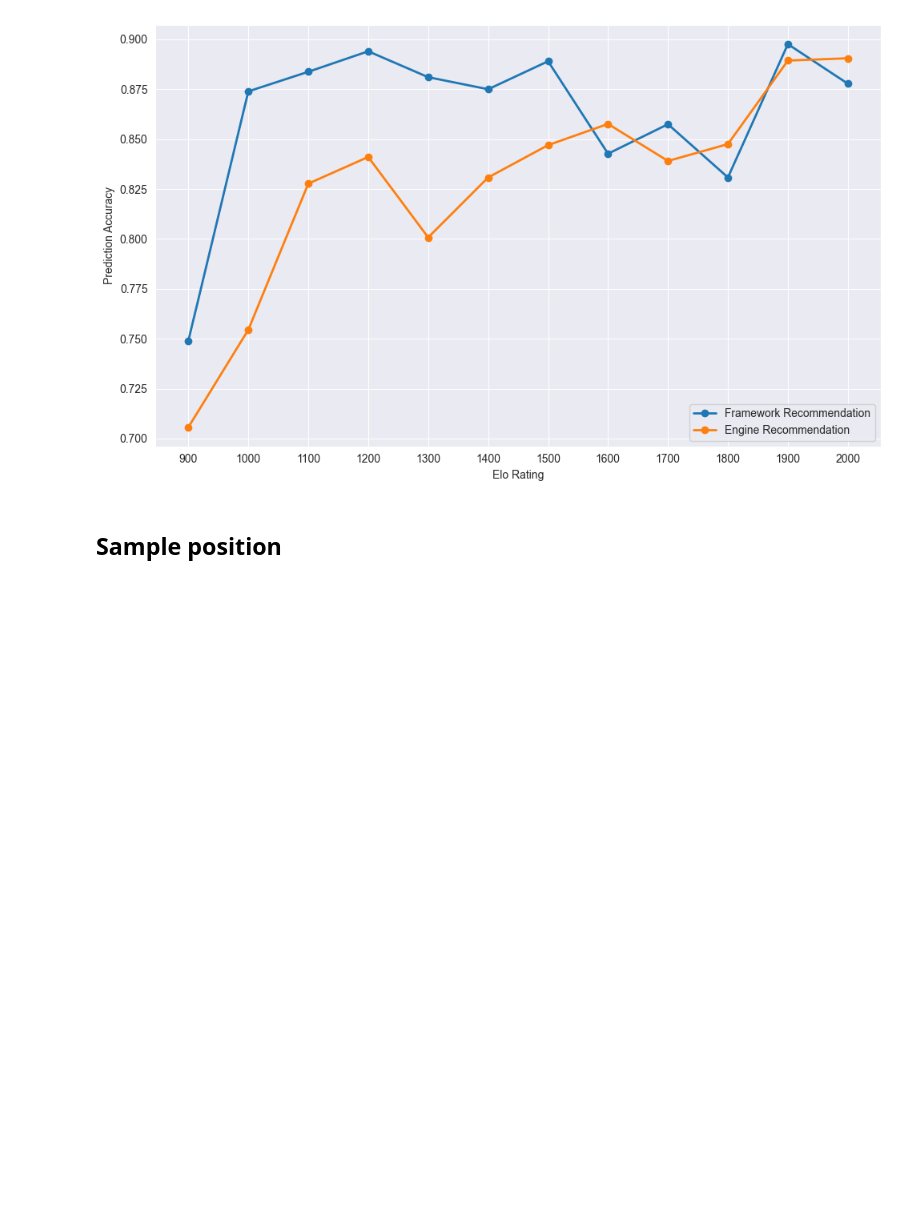
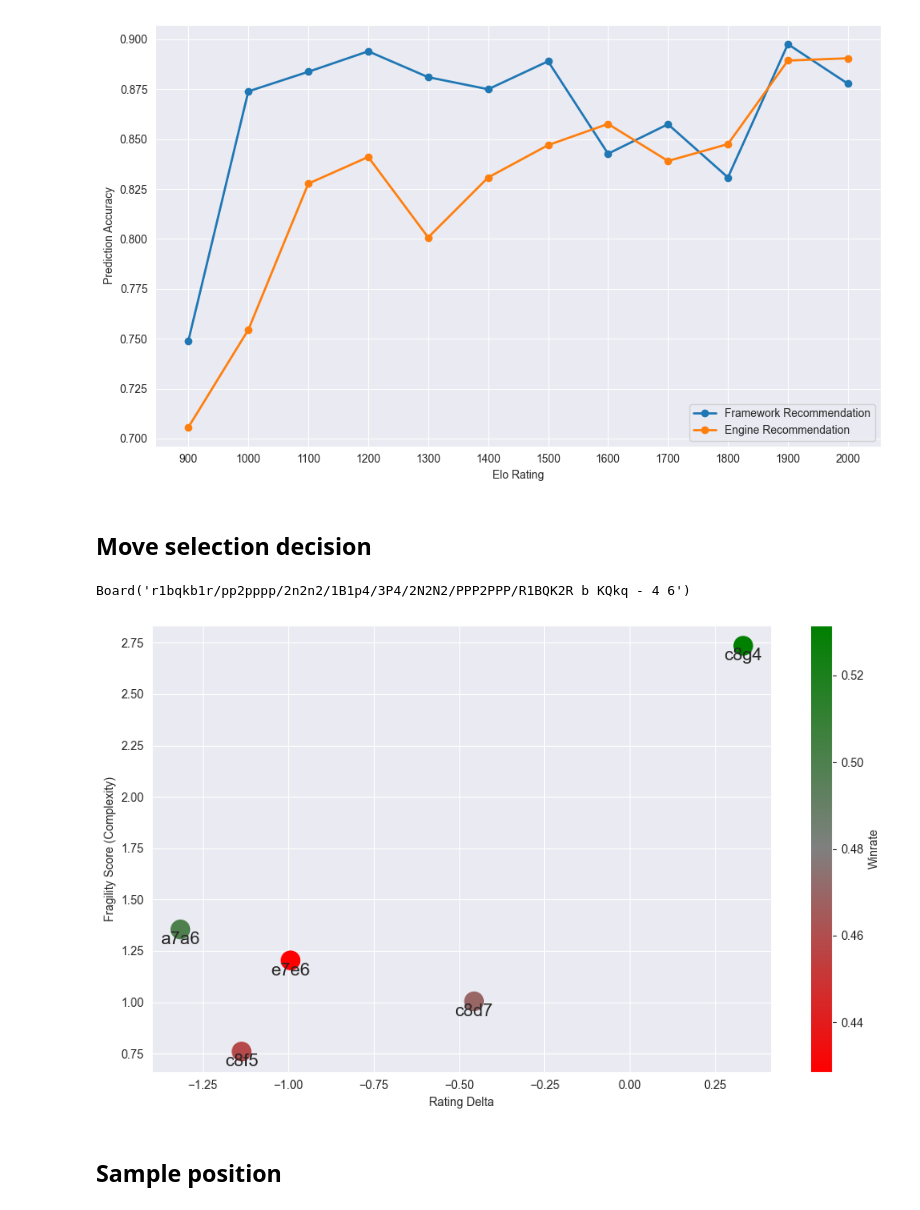
Before and after one commit to croco22/chess, a Jupyter notebook: pipeline/p6_result_analysis.ipynb, the cells around one changed output. Saved outputs shown, nothing was run; the diff lists cells and outputs as text; code cells hidden in the pictures; blank space fills up the shorter version.

Commit message:
Add image files and update generation logic

```diff
--- a/pipeline/p6_result_analysis.ipynb
+++ b/pipeline/p6_result_analysis.ipynb
@@ -88,6 +89,44 @@ plt.savefig("../images/prediction_accuracy.svg")
 plt.show()
 # %% [output]
 [figure]
+# %% [markdown]
+## Move selection decision
+# %%
+mv_fen = df["fen"].value_counts().idxmax()
+chess.Board(mv_fen)
+# %% [output]
+Board('r1bqkb1r/pp2pppp/2n2n2/1B1p4/3P4/2N2N2/PPP2PPP/R1BQK2R b KQkq - 4 6')
+# %%
+mv_pos = df[df["fen"] == mv_fen]
+cmap = mpl.colors.LinearSegmentedColormap.from_list("RG", ["red", "gray", "green"])
+
+plt.figure(figsize=(10, 6))
+sc = plt.scatter(
+    mv_pos['delta'],
+    mv_pos['fragility_score'],
+    c=mv_pos['global_winrate'],
+    cmap=cmap,
+    s=250
+)
+
+for _, row in mv_pos.iterrows():
+    plt.text(
+        row['delta'],
+        row['fragility_score'] - 0.01,
+        row['next_move'],
+        fontsize=15,
+        ha='center',
+        va='top'
+    )
+
+plt.xlabel("Rating Delta")
+plt.ylabel("Fragility Score (Complexity)")
+plt.colorbar(sc, label='Winrate')
+plt.tight_layout()
+plt.savefig("../images/selection_decision.svg")
+plt.show()
+# %% [output]
+[figure, added]
 # %% [markdown]
 ## Sample position
 # %%
```
Also changed, not shown: parts of 1 cell of this notebook, 12 other files.
